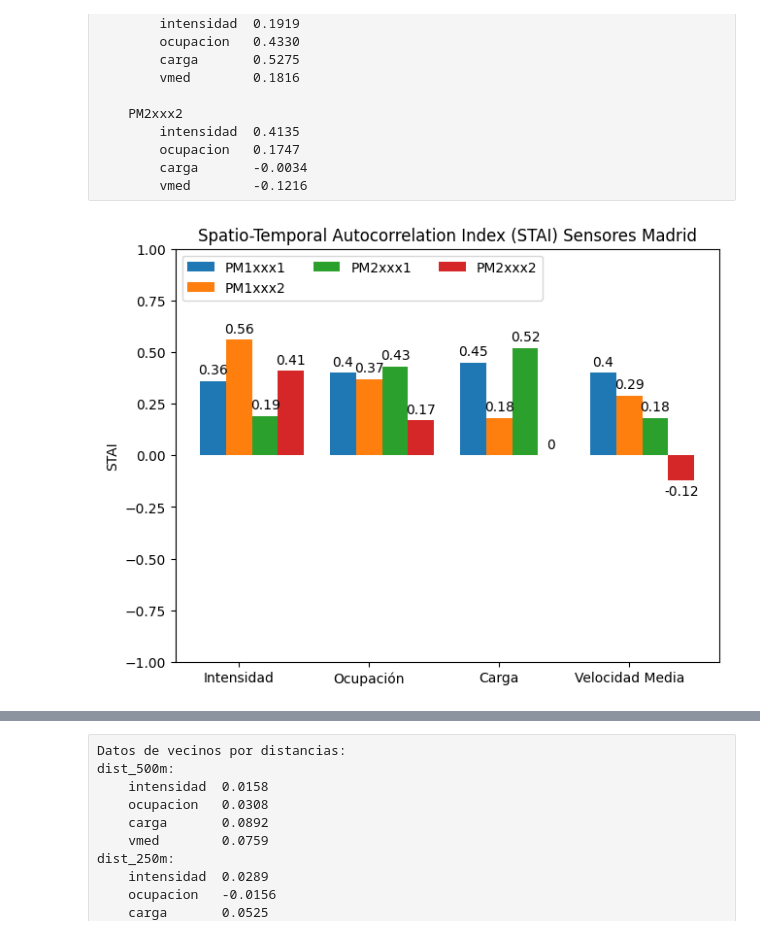
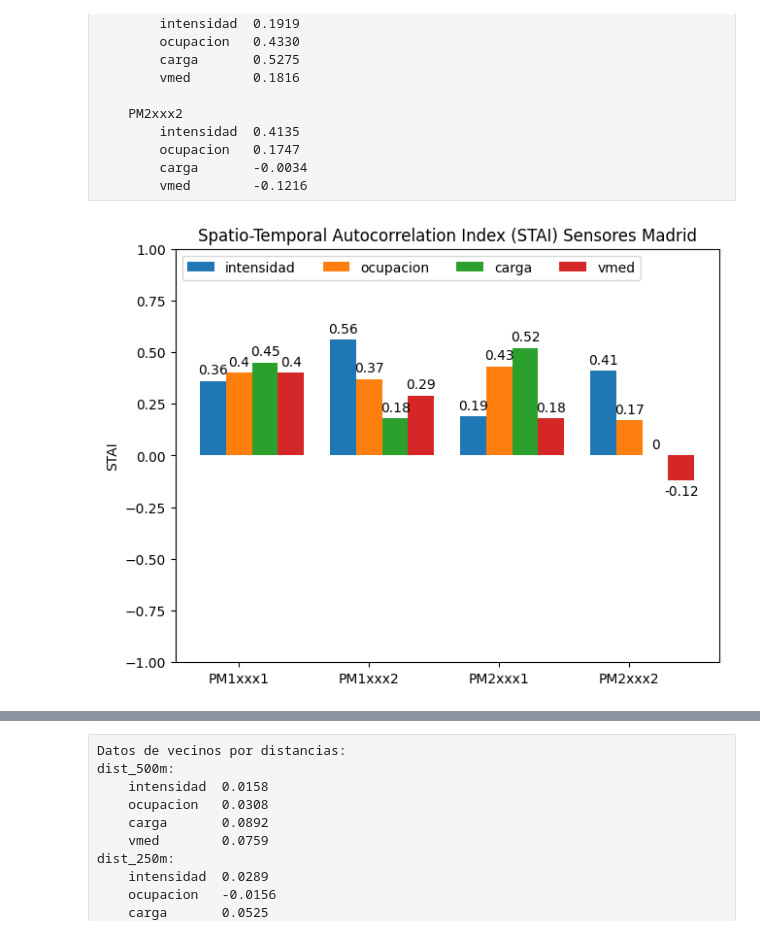
Before and after one commit to cquijadafuentes/jupyter_tesis_parte2, a Jupyter notebook: Graficas.ipynb, the cells around one changed output, grey strips where cells are left out. Saved outputs shown, nothing was run; the diff lists cells and outputs as text; code cells hidden in the pictures.

```diff
--- a/Graficas.ipynb
+++ b/Graficas.ipynb
@@ -52,7 +52,7 @@ def graficaSTAI(labels, data, titulo, archivo):
     ax.set_ylabel('STAI')
     ax.set_title(titulo)
     ax.set_xticks(x + barwidth, labels )
-    ax.legend(loc='upper left', ncols=3)
+    ax.legend(loc='upper left', ncols=4)
     ax.set_ylim(-1, 1)
     plt.savefig(archivo, bbox_inches='tight')
     plt.show()
@@ -83,15 +83,15 @@ Datos de vecinos por calzasa Interior-Exterior y Troncal-Lateral:
         carga		-0.0034
         vmed		-0.1216
 # %%
-labels = ("Intensidad", "Ocupación", "Carga", "Velocidad Media")
+labels = ("PM1xxx1", "PM1xxx2", "PM2xxx1", "PM2xxx2")
 data = {
-	'PM1xxx1': (0.36, 0.40, 0.45, 0.40),
-	'PM1xxx2': (0.56, 0.37, 0.18, 0.29),
-	'PM2xxx1': (0.19, 0.43, 0.52, 0.18),
-	'PM2xxx2': (0.41, 0.17, 0.00, -0.12)
+	'intensidad': (0.36, 0.56, 0.19, 0.41),
+	'ocupacion': (0.40, 0.37, 0.43, 0.17),
+	'carga': (0.45, 0.18, 0.52, -0.00),
+	'vmed': (0.40, 0.29, 0.18, -0.12)
 }
 titulo = 'Spatio-Temporal Autocorrelation Index (STAI) Sensores Madrid'
 archivo = "graficas/STAI_sensores_madrid_I-E_T-L"
 graficaSTAI(labels, data, titulo, archivo)
 # %% [output]
-[figure, old version]
+[figure, new version]
```
Also changed, not shown: parts of 5 cells of this notebook, 10 other files.
